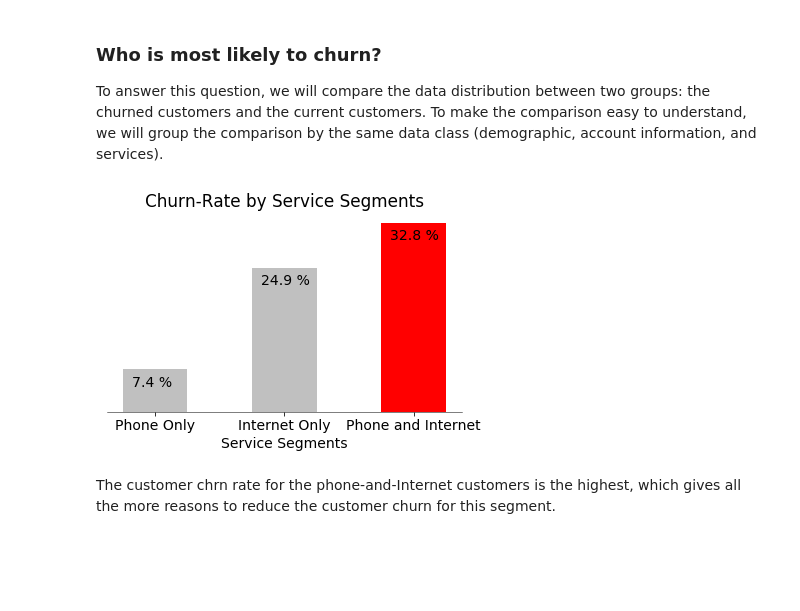
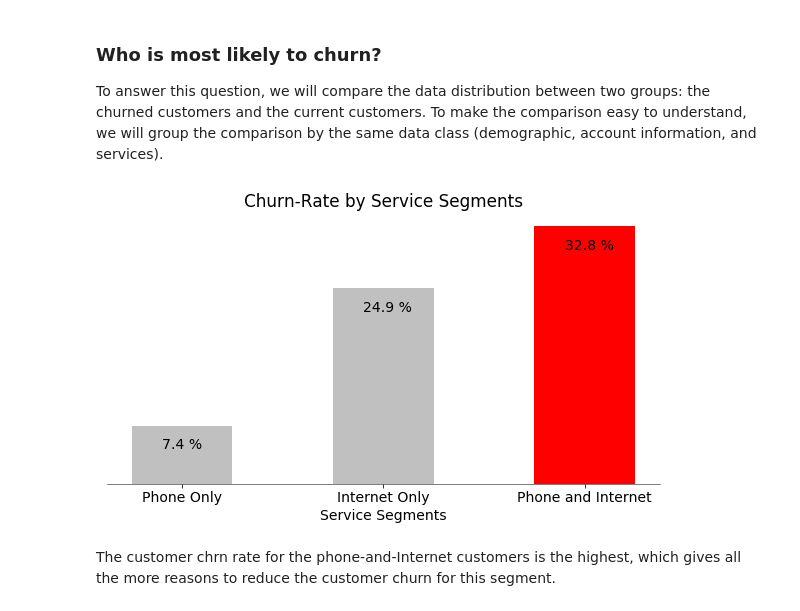
Before and after one commit to keigito/Telco_EDA, a Jupyter notebook: Telco_Customer_Churn.ipynb, the cells around one changed output. Cells and saved outputs as stored; diff of their text form; code cells hidden in the pictures; blank space fills up the shorter version.

Commit message:
refactor: refactored all bar graph displays

```diff
--- a/Telco_Customer_Churn.ipynb
+++ b/Telco_Customer_Churn.ipynb
@@ -245,46 +283,13 @@ service_churn_labels.append("Phone and Internet")
 idx = (1, 2, 3)
 bar_width = 0.5
 color = ("silver", "silver", "red")
+text_shifts = (0.9, -3)
 
-bar_graph_params = {"idx": idx, "width": bar_width, "color": color}
+bar_graph_params = {"idx": idx, "width": bar_width, "color": color, "text_shifts": text_shifts}
-# %%
-def make_bar_graph(data, labels, title, xlabel, params, font_size=10, fig_sizes=[6.0, 4.0], save_fig=False, file_name=""):
-    plt.rcParams.update({'font.size': font_size})
-    plt.rcParams.update({'figure.figsize': fig_sizes})
-
-    fig = plt.figure()
-    ax = fig.add_subplot(111)
-
-    idx = params["idx"]
-    bar_width = params["width"]
-    color = params["color"]
-
-    ax.bar(idx, data, bar_width, color=color)
-    for i, v in enumerate(data):
-        value = str('{0:.1f}'.format(v)) + " %"
-        ax.text(i + 0.82 , v - 3, value)
-    ax.set_xticks(idx)
-    ax.set_xticklabels(labels)
-    ax.set_xlabel(xlabel)
-    # ax.set_ylabel("Churn-Rate (%)")
-    ax.set_title(title)
-    plt.tight_layout()
-
-    ax.spines['top'].set_visible(False)
-    ax.spines['right'].set_visible(False)
-    ax.spines['bottom'].set_linewidth(0.5)
-    ax.spines['left'].set_visible(False)
-    cur_axes = plt.gca()
-    cur_axes.axes.get_yaxis().set_visible(False)
-
-    if save_fig == True:
-        plt.savefig(file_name)
-
-    plt.show()
 # %%
-make_bar_graph(service_churn_percent, service_churn_labels, "Churn-Rate by Service Segments", "Service Segments", bar_graph_params, 14)
+make_bar_graph(service_churn_percent, service_churn_labels, "Churn-Rate by Service Segments", "Service Segments", bar_graph_params, 14, [8.5, 5])
 # %% [output]
-[figure, old version]
+[figure, new version]
 # %% [markdown]
 The customer chrn rate for the phone-and-Internet customers is the highest, which gives all the more reasons to reduce the customer churn for this segment.
 # %% [markdown]
```
Also changed, not shown: parts of 27 cells of this notebook.
